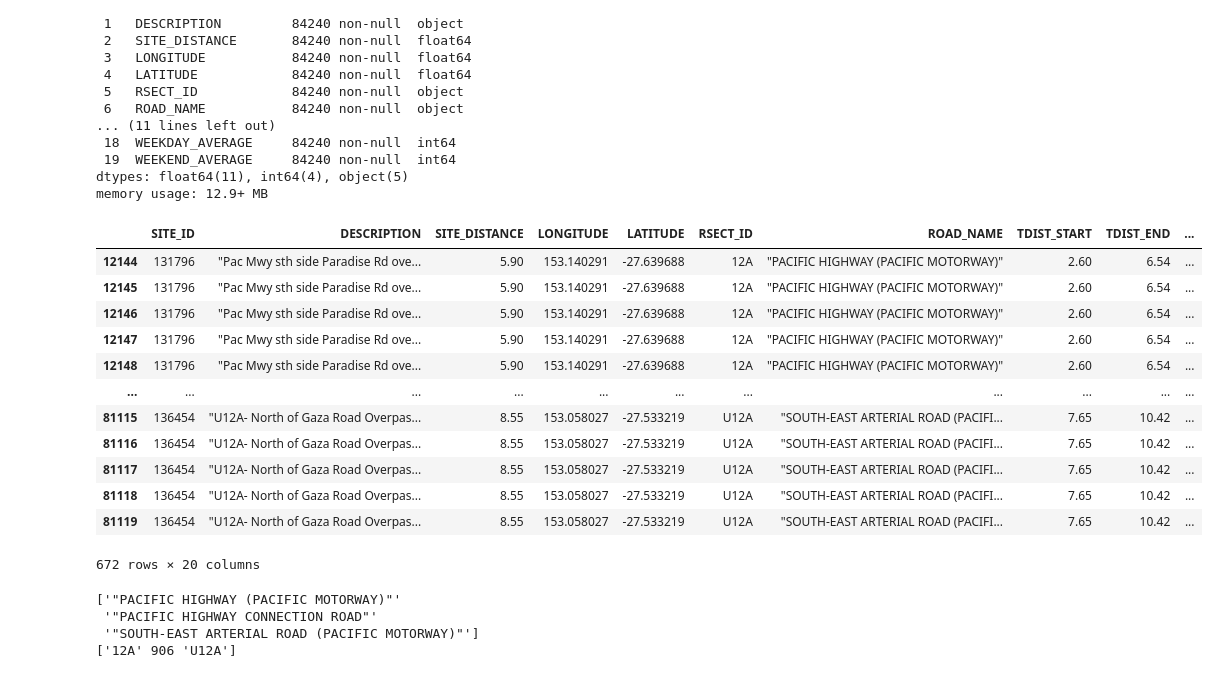
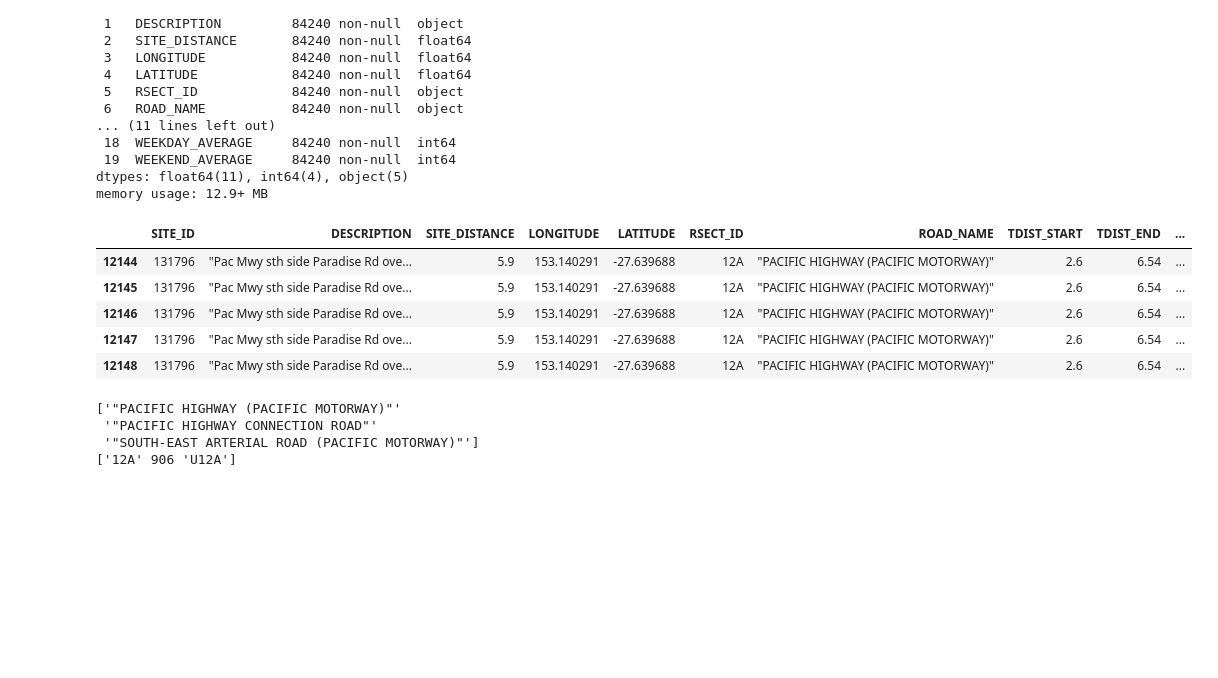
Before and after one commit to SuhyunKimm/M1MotorwayCongestionAnalysis, a Jupyter notebook: M1MotorwayCongestionAnalysis.ipynb, the cells around one changed output. Cells and saved outputs as stored; diff of their text form; code cells hidden in the pictures; blank space fills up the shorter version.

```diff
--- a/M1MotorwayCongestionAnalysis.ipynb
+++ b/M1MotorwayCongestionAnalysis.ipynb
@@ -34,25 +34,21 @@ Data columns (total 20 columns):
  19  WEEKEND_AVERAGE     84240 non-null  int64
 dtypes: float64(11), int64(4), object(5)
 memory usage: 12.9+ MB
+# %%
+# Converting column 'SAT' dtype from int64 to float64
+qld_traffic_df['SAT'] = qld_traffic_df['SAT'].astype('float64')
 # %%
 # Find site_id value for M1 highway
 # M1 Highway is also called Pacific Highway
 m1_traffic_df = qld_traffic_df[qld_traffic_df['ROAD_NAME'].str.contains(r'(M1|Pacific).*(Highway|Motorway)', case=False, na=False)]
-m1_traffic_df
+m1_traffic_df.head()
 # %% [output]
 |  | SITE_ID | DESCRIPTION | SITE_DISTANCE | LONGITUDE | LATITUDE | RSECT_ID | ROAD_NAME | TDIST_START | TDIST_END | ... |
-| 12144 | 131796 | "Pac Mwy sth side Paradise Rd ove... | 5.90 | 153.140291 | -27.639688 | 12A | "PACIFIC HIGHWAY (PACIFIC MOTORWAY)" | 2.60 | 6.54 | ... |
-| 12145 | 131796 | "Pac Mwy sth side Paradise Rd ove... | 5.90 | 153.140291 | -27.639688 | 12A | "PACIFIC HIGHWAY (PACIFIC MOTORWAY)" | 2.60 | 6.54 | ... |
-| 12146 | 131796 | "Pac Mwy sth side Paradise Rd ove... | 5.90 | 153.140291 | -27.639688 | 12A | "PACIFIC HIGHWAY (PACIFIC MOTORWAY)" | 2.60 | 6.54 | ... |
-| 12147 | 131796 | "Pac Mwy sth side Paradise Rd ove... | 5.90 | 153.140291 | -27.639688 | 12A | "PACIFIC HIGHWAY (PACIFIC MOTORWAY)" | 2.60 | 6.54 | ... |
-| 12148 | 131796 | "Pac Mwy sth side Paradise Rd ove... | 5.90 | 153.140291 | -27.639688 | 12A | "PACIFIC HIGHWAY (PACIFIC MOTORWAY)" | 2.60 | 6.54 | ... |
-| ... | ... | ... | ... | ... | ... | ... | ... | ... | ... | ... |
-| 81115 | 136454 | "U12A- North of Gaza Road Overpas... | 8.55 | 153.058027 | -27.533219 | U12A | "SOUTH-EAST ARTERIAL ROAD (PACIFI... | 7.65 | 10.42 | ... |
-| 81116 | 136454 | "U12A- North of Gaza Road Overpas... | 8.55 | 153.058027 | -27.533219 | U12A | "SOUTH-EAST ARTERIAL ROAD (PACIFI... | 7.65 | 10.42 | ... |
-| 81117 | 136454 | "U12A- North of Gaza Road Overpas... | 8.55 | 153.058027 | -27.533219 | U12A | "SOUTH-EAST ARTERIAL ROAD (PACIFI... | 7.65 | 10.42 | ... |
-| 81118 | 136454 | "U12A- North of Gaza Road Overpas... | 8.55 | 153.058027 | -27.533219 | U12A | "SOUTH-EAST ARTERIAL ROAD (PACIFI... | 7.65 | 10.42 | ... |
-| 81119 | 136454 | "U12A- North of Gaza Road Overpas... | 8.55 | 153.058027 | -27.533219 | U12A | "SOUTH-EAST ARTERIAL ROAD (PACIFI... | 7.65 | 10.42 | ... |
+| 12144 | 131796 | "Pac Mwy sth side Paradise Rd ove... | 5.9 | 153.140291 | -27.639688 | 12A | "PACIFIC HIGHWAY (PACIFIC MOTORWAY)" | 2.6 | 6.54 | ... |
+| 12145 | 131796 | "Pac Mwy sth side Paradise Rd ove... | 5.9 | 153.140291 | -27.639688 | 12A | "PACIFIC HIGHWAY (PACIFIC MOTORWAY)" | 2.6 | 6.54 | ... |
+| 12146 | 131796 | "Pac Mwy sth side Paradise Rd ove... | 5.9 | 153.140291 | -27.639688 | 12A | "PACIFIC HIGHWAY (PACIFIC MOTORWAY)" | 2.6 | 6.54 | ... |
+| 12147 | 131796 | "Pac Mwy sth side Paradise Rd ove... | 5.9 | 153.140291 | -27.639688 | 12A | "PACIFIC HIGHWAY (PACIFIC MOTORWAY)" | 2.6 | 6.54 | ... |
+| 12148 | 131796 | "Pac Mwy sth side Paradise Rd ove... | 5.9 | 153.140291 | -27.639688 | 12A | "PACIFIC HIGHWAY (PACIFIC MOTORWAY)" | 2.6 | 6.54 | ... |
-672 rows × 20 columns
 # %%
 print(m1_traffic_df['ROAD_NAME'].unique())
 print(m1_traffic_df['RSECT_ID'].unique())
```
Also changed, not shown: parts of 9 cells of this notebook.
